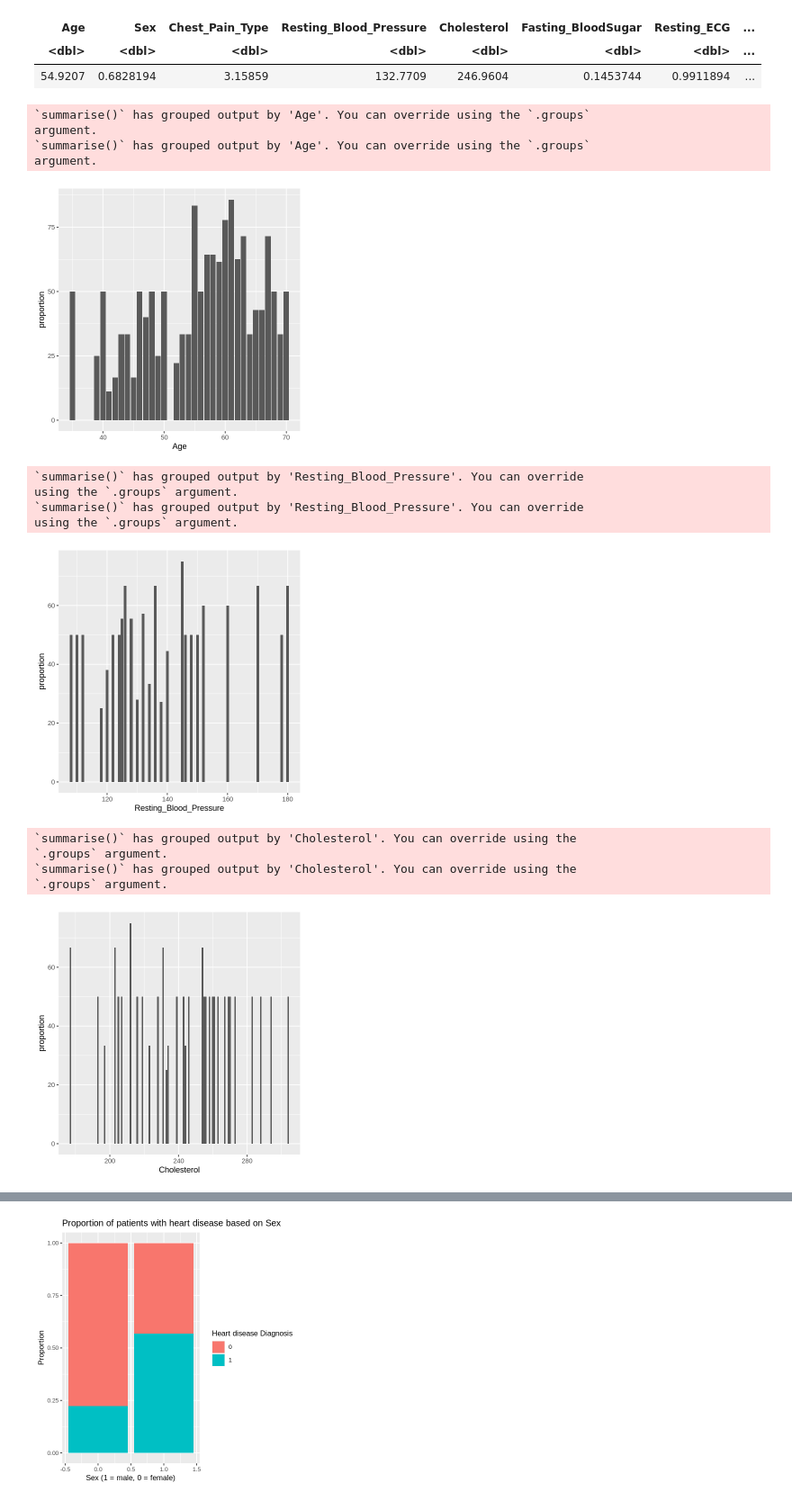
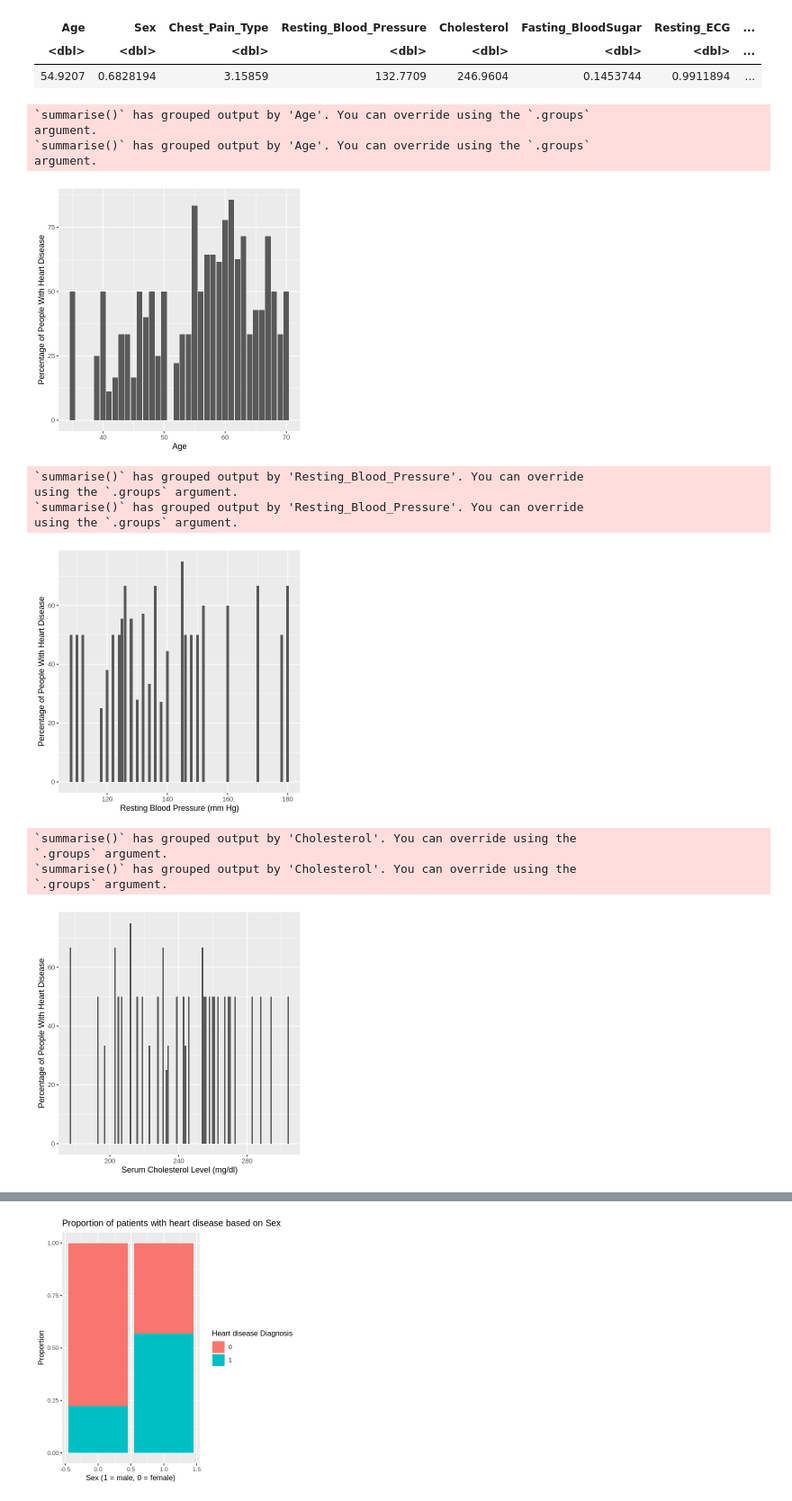
Before and after one commit to devr07/Project-DSCI100, a Jupyter notebook: projectpropsal.ipynb, the cells around one changed output, grey strips where cells are left out. Shown: that part at 90% size. Saved outputs shown, nothing was run; the diff lists cells and outputs as text; code cells hidden in the pictures.

```diff
--- a/projectpropsal.ipynb
+++ b/projectpropsal.ipynb
@@ -110,14 +110,15 @@ heart_age_table <- merge(heart_age_table0, heart_age_table1, by="Age") |>
 #heart_count_table
 
 heart_age_plot <- ggplot(heart_age_table, aes(x = Age, y = proportion)) +
-                 geom_bar(stat = "identity")
+                 geom_bar(stat = "identity") +
+                 labs(x = "Age", y = "Percentage of People With Heart Disease")
 heart_age_plot
 # %% [output]
 `summarise()` has grouped output by 'Age'. You can override using the `.groups`
 argument.
 `summarise()` has grouped output by 'Age'. You can override using the `.groups`
 argument.
-[figure, old version]
+[figure, new version]
 # %%
 heart_bp_table0 <- training_data |>
                filter(Heart_Disease_Diagnosis == 0) |>
@@ -136,40 +137,42 @@ heart_bp_table <- merge(heart_bp_table0, heart_bp_table1, by="Resting_Blood_Pres
 #heart_count_table
 
 heart_bp_plot <- ggplot(heart_bp_table, aes(x = Resting_Blood_Pressure, y = proportion)) +
-                 geom_bar(stat = "identity")
+                 geom_bar(stat = "identity") +
+                 labs(x = "Resting Blood Pressure (mm Hg)", y = "Percentage of People With Heart Disease")
 heart_bp_plot
 # %% [output]
 `summarise()` has grouped output by 'Resting_Blood_Pressure'. You can override
 using the `.groups` argument.
 `summarise()` has grouped output by 'Resting_Blood_Pressure'. You can override
 using the `.groups` argument.
-[figure, old version]
+[figure, new version]
 # %%
 heart_chol_table0 <- training_data |>
                filter(Heart_Disease_Diagnosis == 0) |>
                group_by(Cholesterol, Heart_Disease_Diagnosis) |>
                summarize(count = n())
 
 heart_chol_table1 <- training_data |>
                filter(Heart_Disease_Diagnosis == 1)|>
                group_by(Cholesterol, Heart_Disease_Diagnosis) |>
                summarize(count = n())
 
 heart_chol_table <- merge(heart_chol_table0, heart_chol_table1, by="Cholesterol") |>
                      rename("HeartPositive" = count.y, "HeartNegative" = count.x) |>
                      select(-Heart_Disease_Diagnosis.x, -Heart_Disease_Diagnosis.y) |>
                      mutate(proportion = (HeartPositive/(HeartNegative+HeartPositive))*100)
 #heart_count_table
 
 heart_chol_plot <- ggplot(heart_chol_table, aes(x = Cholesterol, y = proportion)) +
-                 geom_bar(stat = "identity")
+                 geom_bar(stat = "identity") +
+                 labs(x = "Serum Cholesterol Level (mg/dl)", y = "Percentage of People With Heart Disease")
 heart_chol_plot
 # %% [output]
 `summarise()` has grouped output by 'Cholesterol'. You can override using the
 `.groups` argument.
 `summarise()` has grouped output by 'Cholesterol'. You can override using the
 `.groups` argument.
-[figure, old version]
+[figure, new version]
 # %%
 heart_hr_table0 <- training_data |>
                filter(Heart_Disease_Diagnosis == 0) |>
```
Also changed, not shown: parts of 2 cells of this notebook.
